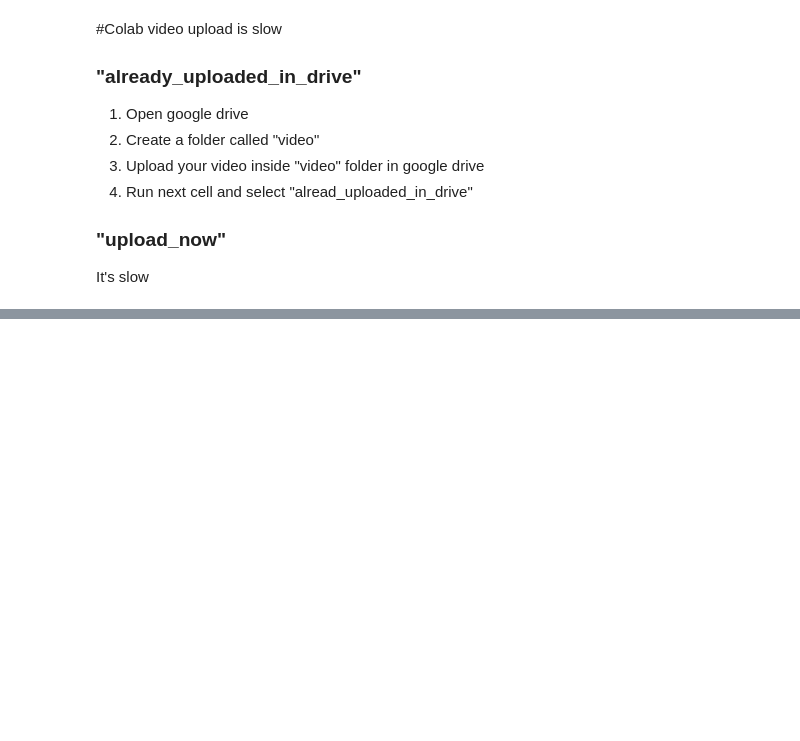
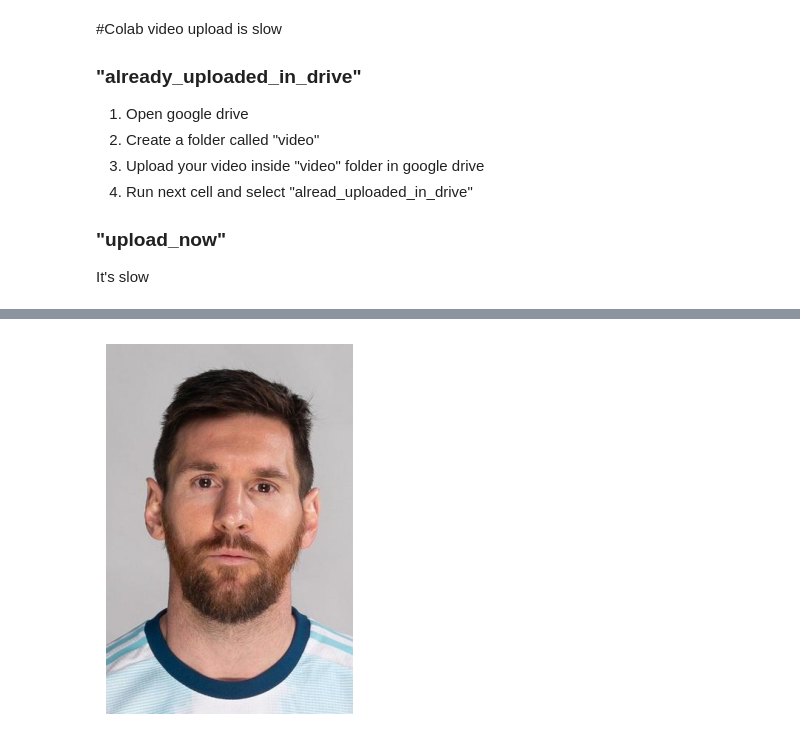
Before and after one commit to neuralfalcon/roop_colab, a Jupyter notebook: roop_no_ban.ipynb, the cells around one changed output, grey strips where cells are left out. Cells and saved outputs as stored; diff of their text form; code cells hidden in the pictures; blank space fills up the shorter version.

```diff
--- a/roop_no_ban.ipynb
+++ b/roop_no_ban.ipynb
@@ -175,16 +189,18 @@ target_person[-1]
 # %%
-Source_Image = "/content/user_upload/SnoopDogg.jpg"  # @param {type: "string"}
+Source_Image = "/content/user_upload/messi.jpg"  # @param {type: "string"}
 import matplotlib.pyplot as plt
 import matplotlib.image as mpimg
 def display_image(image_path):
     # Read the image using matplotlib.image.imread
     img = mpimg.imread(image_path)
 
     # Display the image using matplotlib.pyplot.imshow
     plt.imshow(img)
     plt.axis('off')  # Turn off axis labels
     plt.show()
 display_image(Source_Image)
+# %% [output]
+[figure, added]
 # %%
 #@title Copy and Run
 %cd /content/roop
```
Also changed, not shown: parts of 5 cells of this notebook.
